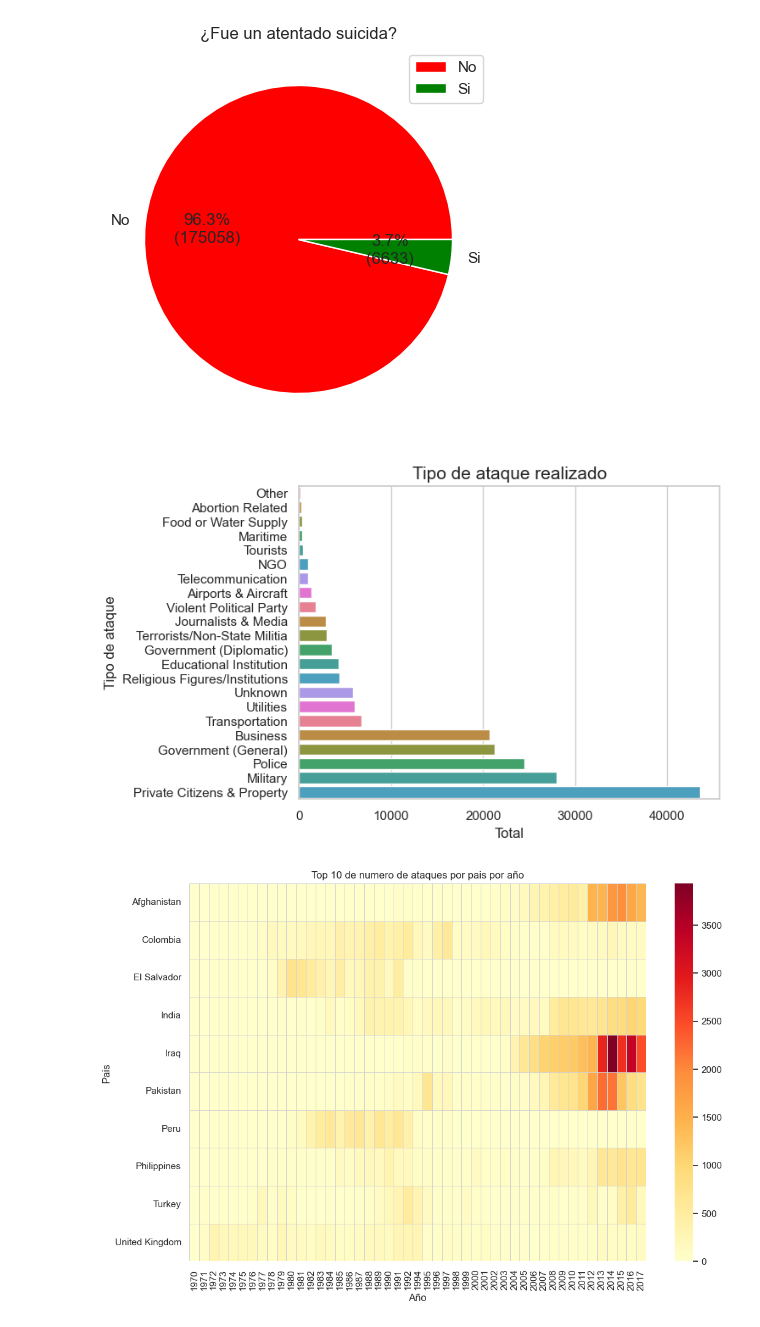
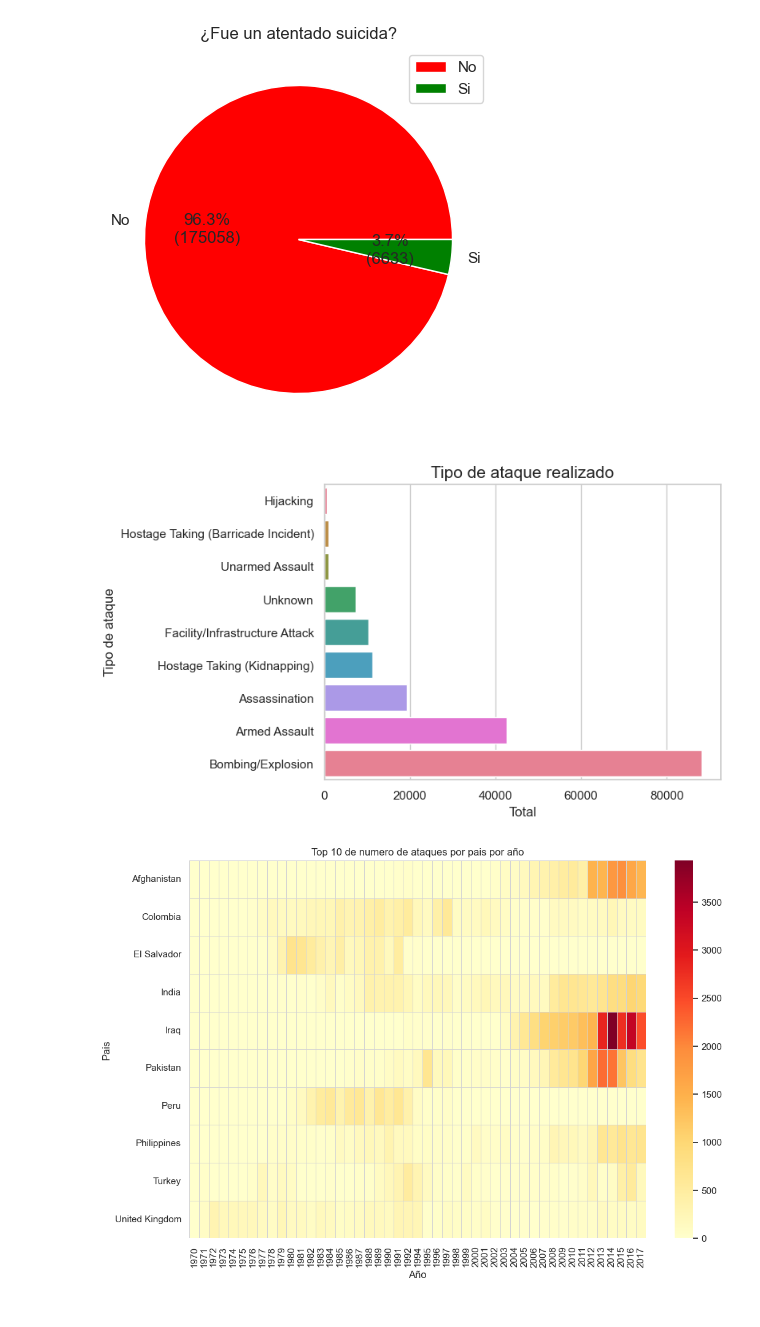
Before and after one commit to jowisaidman/TP_final_ISI, a Jupyter notebook: tp-final.ipynb, the cells around one changed output. Drawn from its saved outputs; the diff is of its cells as text; code cells hidden in the pictures.

```diff
--- a/tp-final.ipynb
+++ b/tp-final.ipynb
@@ -158,13 +158,13 @@ Text(0, 0.5, '')
 # %%
 # Observamos el tipo de ataque realizado
 attack_type = events.rename(columns={'attacktype1_txt': 'attack_type'})['attack_type']
 attack_type = attack_type.value_counts().sort_values()
-g = sns.barplot(y=targets.index, x=targets.values,palette=sns.color_palette("husl", 8), orient='h')
+g = sns.barplot(y=attack_type.index, x=attack_type.values,palette=sns.color_palette("husl", 8), orient='h')
 g.set_title("Tipo de ataque realizado", fontsize=15)
 g.set_xlabel("Total", fontsize=12)
 g.set_ylabel("Tipo de ataque", fontsize=12);
 # %% [output]
-[figure, old version]
+[figure, new version]
 # %%
 attacks_per_city = events[['iyear', 'country_txt']].rename(columns={'iyear': 'year'})
 attacks_per_country = attacks_per_city['country_txt'].value_counts().nlargest(10)
```
Also changed, not shown: parts of 14 cells of this notebook, 1 other file.
